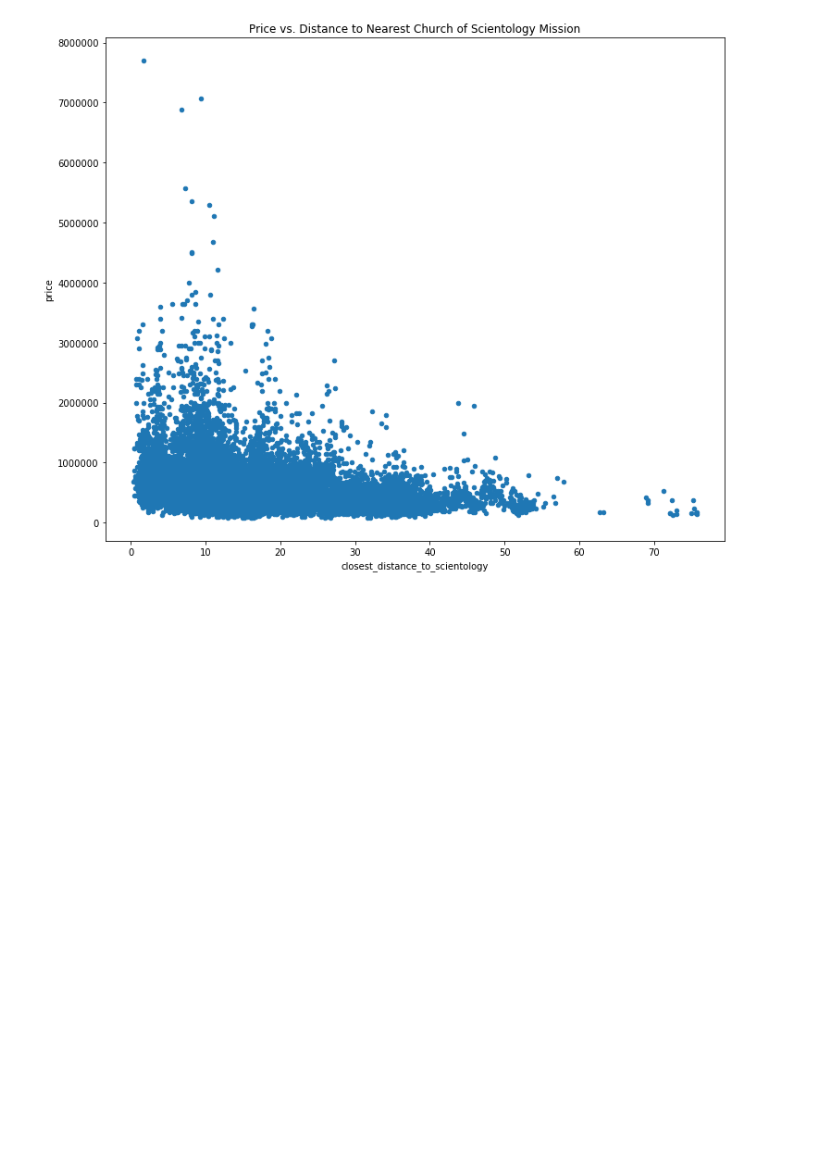
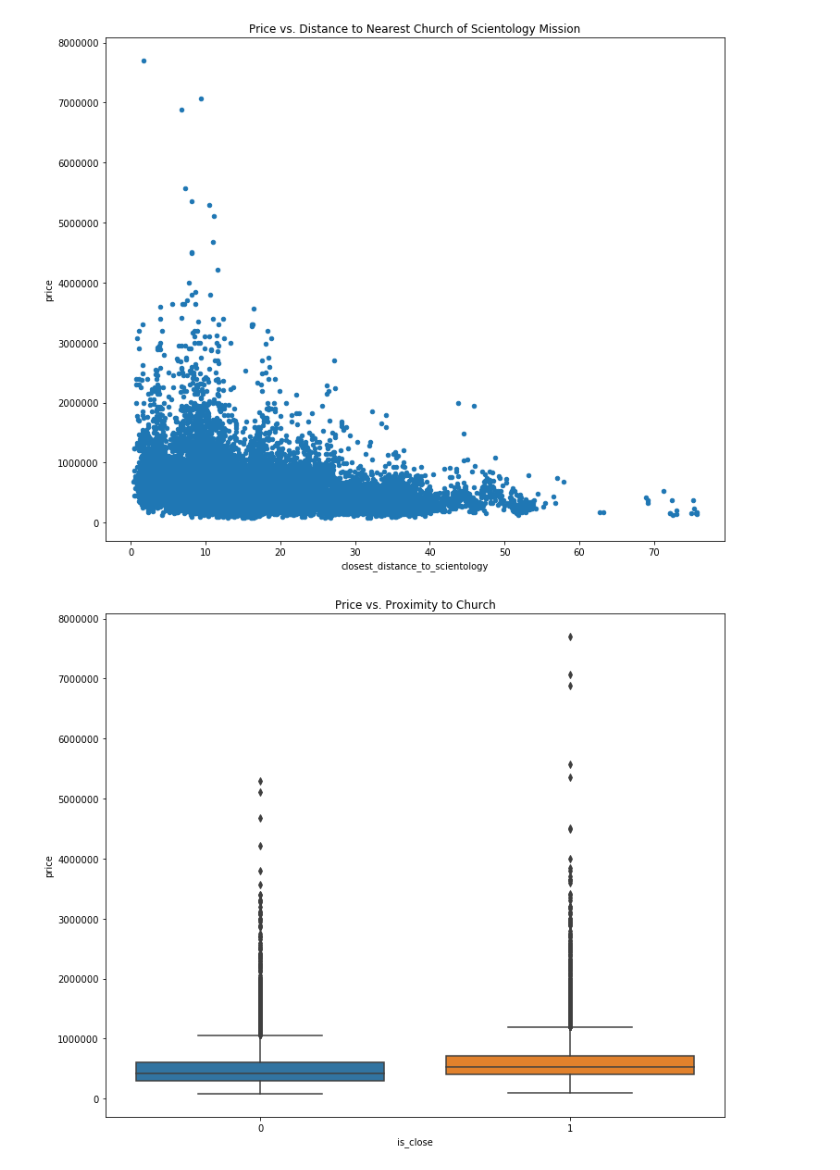
Before and after one commit to dtunnicliffe/house-price-regression-project, a Jupyter notebook: student.ipynb, the cells around one changed output. Cells and saved outputs as stored; diff of their text form; code cells hidden in the pictures; blank space fills up the shorter version.

```diff
--- a/student.ipynb
+++ b/student.ipynb
@@ -238,3 +236,15 @@ plot1.plot.scatter(x='closest_distance_to_scientology', y='price', figsize=(12,1
 plt.title("Price vs. Distance to Nearest Church of Scientology Mission");
 # %% [output]
 [figure]
+# %%
+#creating categorical variable 'is_close' to signify houses that are less than 10 km from a church of scientology
+df_train['is_close'] = np.where(df_train['closest_distance_to_scientology'] < 10, 1, 0)
+# %%
+#visualizing the difference in house prices between houses less than 10km
+#from a church versus houses greater than or equal to 10km from a church
+plot1 = pd.concat([df_train['price'], df_train['is_close']], axis=1)
+f, ax = plt.subplots(figsize=(12, 10))
+fig = sns.boxplot(x='is_close', y='price', data=plot1)
+plt.title("Price vs. Proximity to Church");
+# %% [output]
+[figure, added]
```
Also changed, not shown: parts of 28 cells of this notebook.
